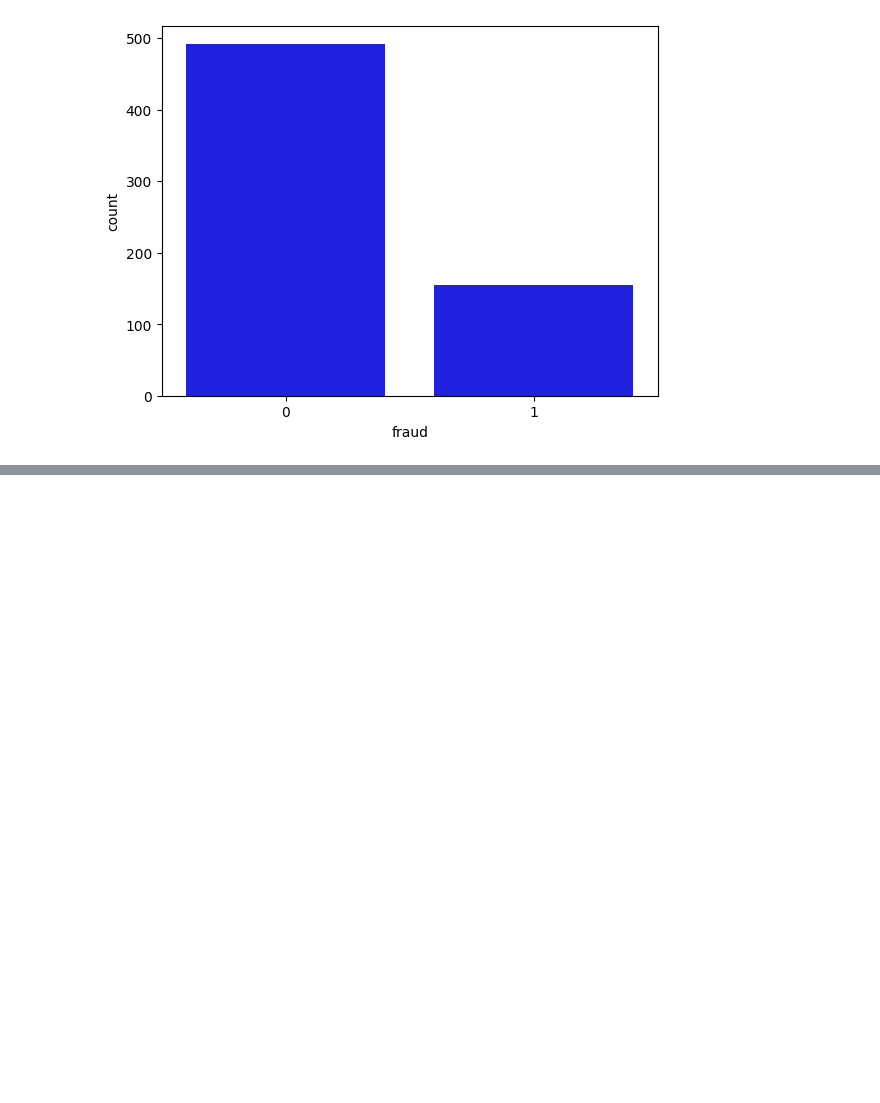
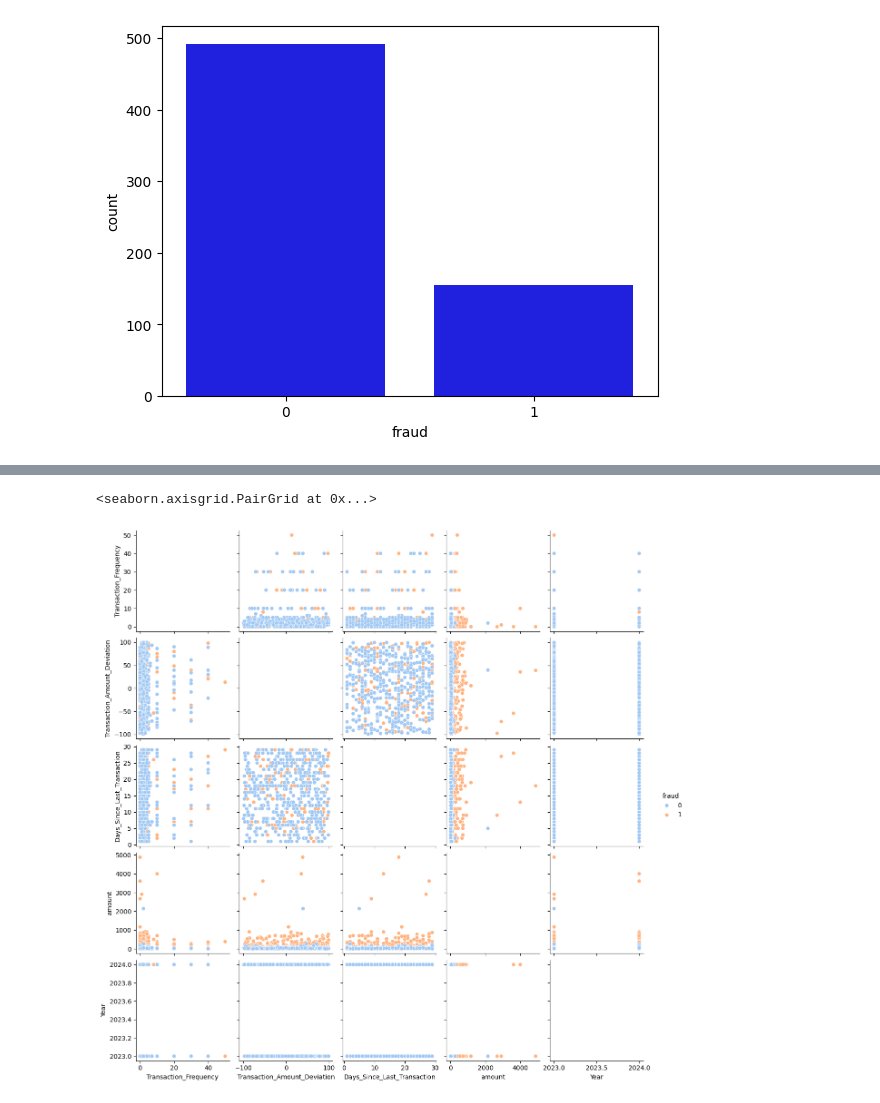
Before and after one commit to Sakshipriya01112003/UPI-Fraud-Detection, a Jupyter notebook: index.ipynb, the cells around one changed output, grey strips where cells are left out. Cells and saved outputs as stored; diff of their text form; code cells hidden in the pictures; blank space fills up the shorter version.

Commit message:
Data Visualisation completed

```diff
--- a/index.ipynb
+++ b/index.ipynb
@@ -278,0 +372,7 @@ sns.countplot(data=df,x='fraud',color='blue')
+# %%
+# Visualising the different features basis the fraud occurences as a subplot
+
+sns.pairplot(data=df,hue='fraud',palette='pastel',diag_kind='dist')
+# %% [output]
+<seaborn.axisgrid.PairGrid at 0x...>
+[figure, added]
```
Also changed, not shown: parts of 26 cells of this notebook.
